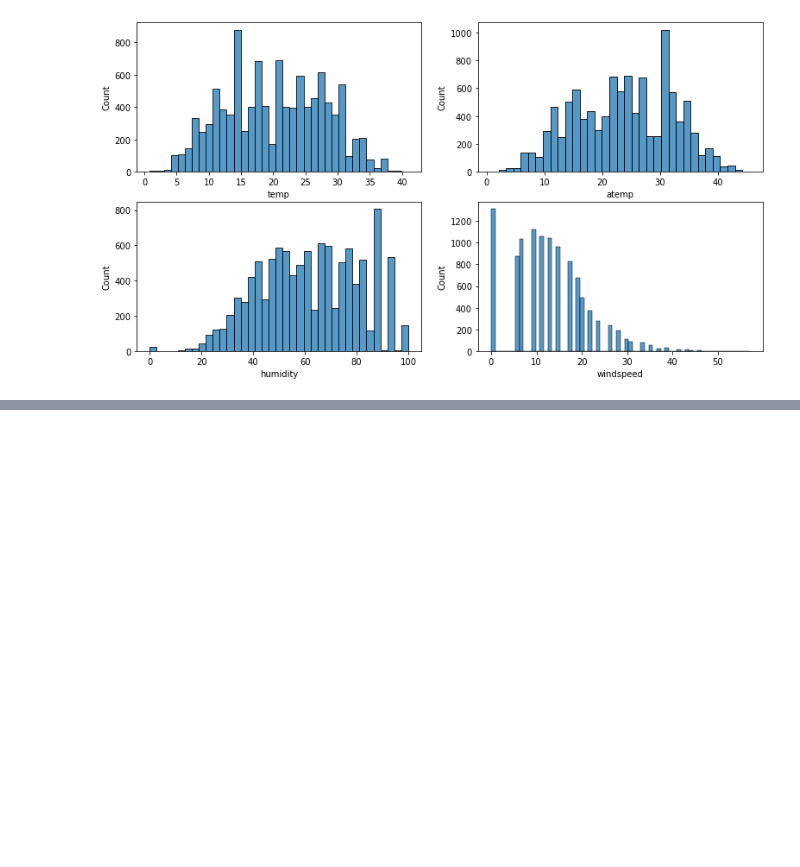
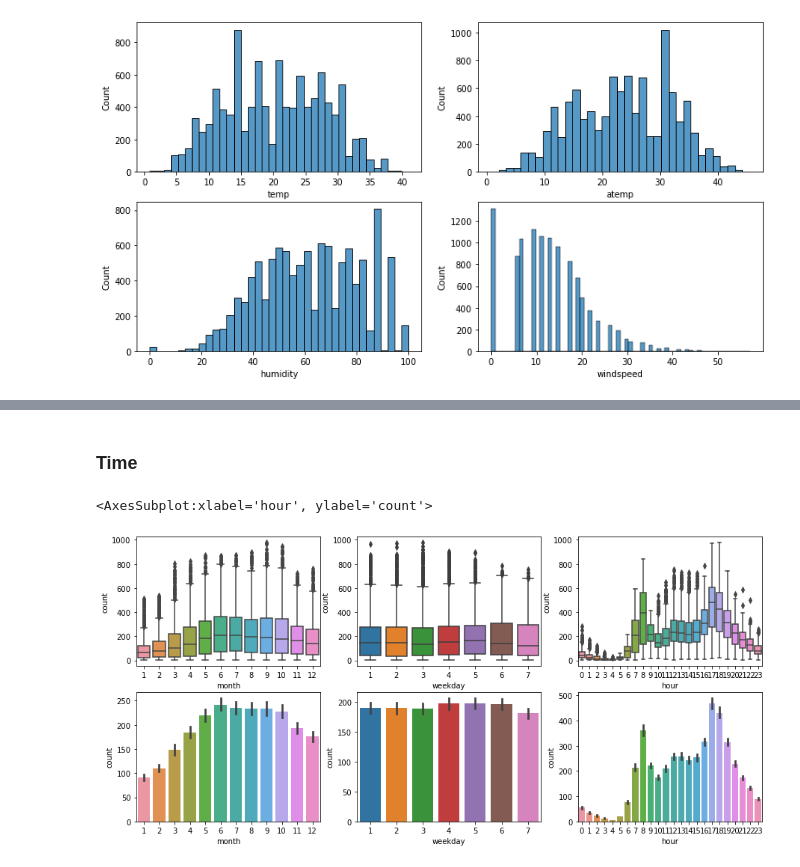
Before and after one commit to MaxYehhh/Kaggle, a Jupyter notebook: bike_sharing_demand/bike_sharing_demand.ipynb, the cells around one changed output, grey strips where cells are left out. Drawn from its saved outputs; the diff is of its cells as text; code cells hidden in the pictures; blank space fills up the shorter version.

```diff
--- a/bike_sharing_demand/bike_sharing_demand.ipynb
+++ b/bike_sharing_demand/bike_sharing_demand.ipynb
@@ -316,0 +436,15 @@ sns.histplot(data=train_df, x='windspeed', ax=axes[1][1])
+# %% [markdown]
+### Time
+# %%
+fig, axes = plt.subplots(nrows=2, ncols=3, figsize=(15,7))
+
+sns.boxplot(data=newTrain_df, x='month', y='count', ax=axes[0][0])
+sns.boxplot(data=newTrain_df, x='weekday', y='count', ax=axes[0][1])
+sns.boxplot(data=newTrain_df, x='hour', y='count', ax=axes[0][2])
+
+sns.barplot(data=newTrain_df, x='month', y='count', ax=axes[1][0])
+sns.barplot(data=newTrain_df, x='weekday', y='count', ax=axes[1][1])
+sns.barplot(data=newTrain_df, x='hour', y='count', ax=axes[1][2])
+# %% [output]
+<AxesSubplot:xlabel='hour', ylabel='count'>
+[figure, added]
```
Also changed, not shown: parts of 25 cells of this notebook.
